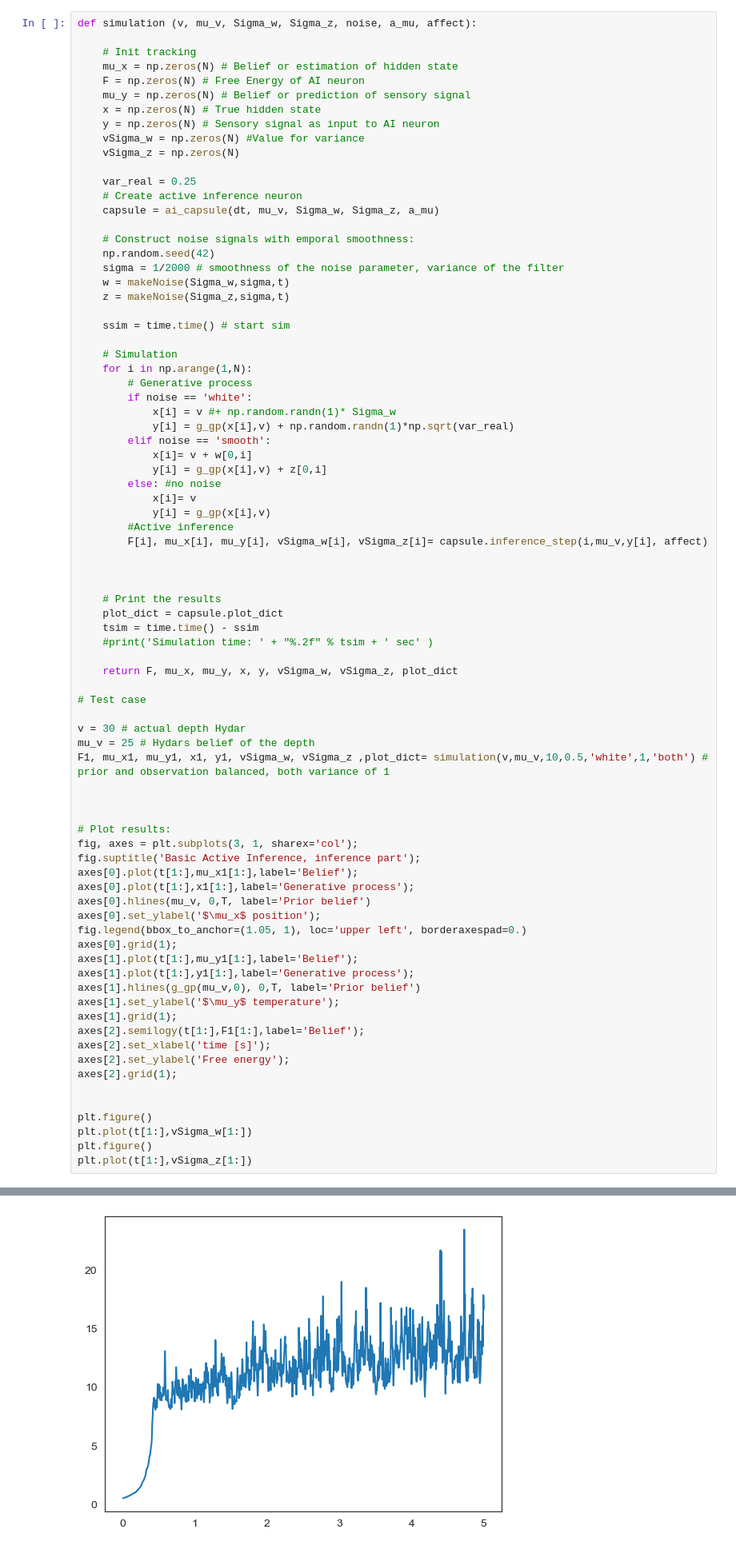
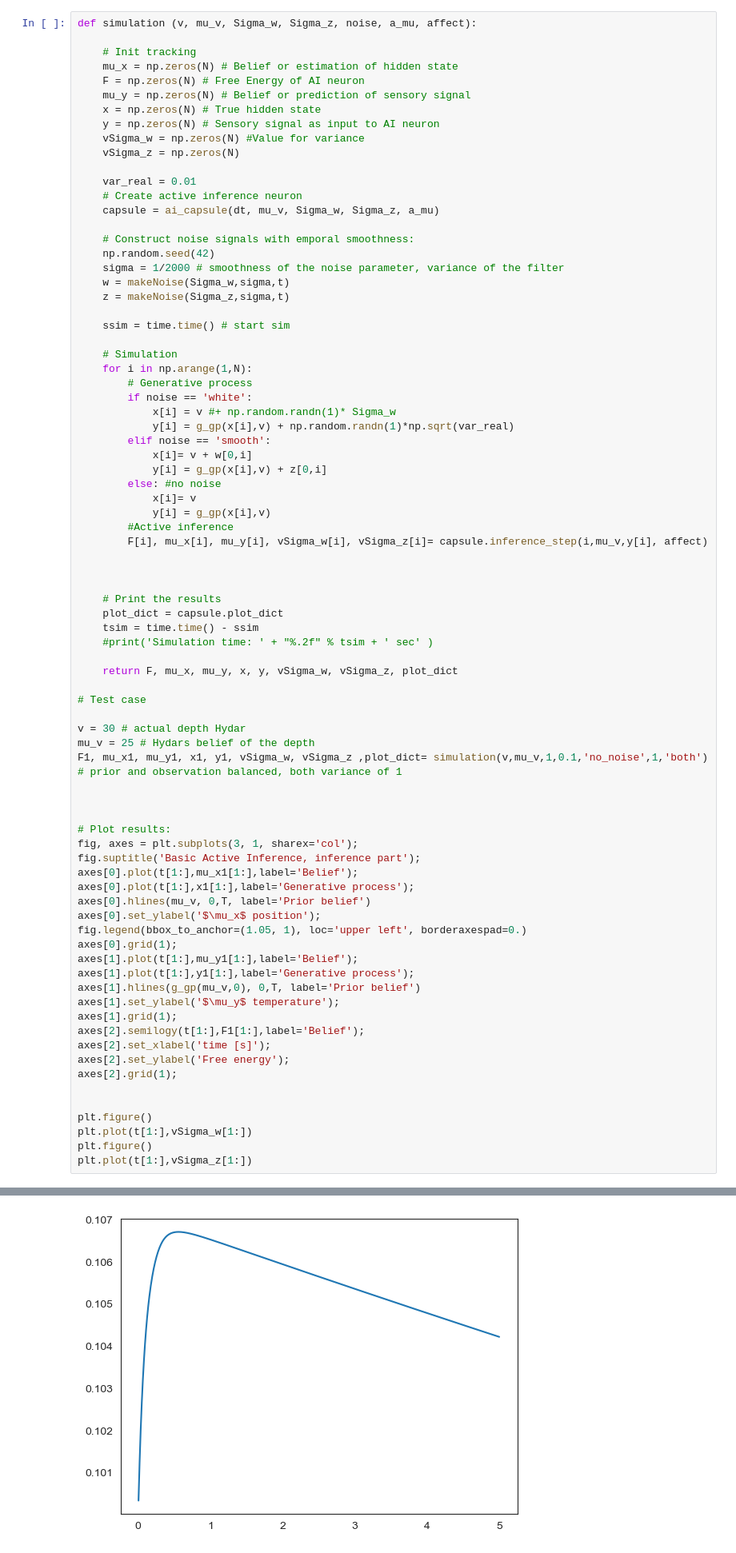
Before and after one commit to sebastiaan116/Affective-Active-Inference, a Jupyter notebook: Hydar1.ipynb, the cells around one changed output, grey strips where cells are left out. Shown at 80% size. Drawn from its saved outputs; the diff is of its cells as text.

```diff
--- a/Hydar1.ipynb
+++ b/Hydar1.ipynb
@@ -158,7 +158,7 @@ def simulation (v, mu_v, Sigma_w, Sigma_z, noise, a_mu, affect):
     vSigma_w = np.zeros(N) #Value for variance
     vSigma_z = np.zeros(N)
 
-    var_real = 0.25
+    var_real = 0.01
     # Create active inference neuron
     capsule = ai_capsule(dt, mu_v, Sigma_w, Sigma_z, a_mu)
 
@@ -198,7 +198,7 @@ def simulation (v, mu_v, Sigma_w, Sigma_z, noise, a_mu, affect):
 
 v = 30 # actual depth Hydar
 mu_v = 25 # Hydars belief of the depth
-F1, mu_x1, mu_y1, x1, y1, vSigma_w, vSigma_z ,plot_dict= simulation(v,mu_v,10,0.5,'white',1,'both') # prior and observation balanced, both variance of 1
+F1, mu_x1, mu_y1, x1, y1, vSigma_w, vSigma_z ,plot_dict= simulation(v,mu_v,1,0.1,'no_noise',1,'both') # prior and observation balanced, both variance of 1
 
 
 
@@ -233,4 +233,4 @@ plt.plot(t[1:],vSigma_z[1:])
-[figure, old version]
+[figure, new version]
 # %%
 print(plot_dict)
 # %% [output]
```
Also changed, not shown: parts of 1 cell of this notebook.
